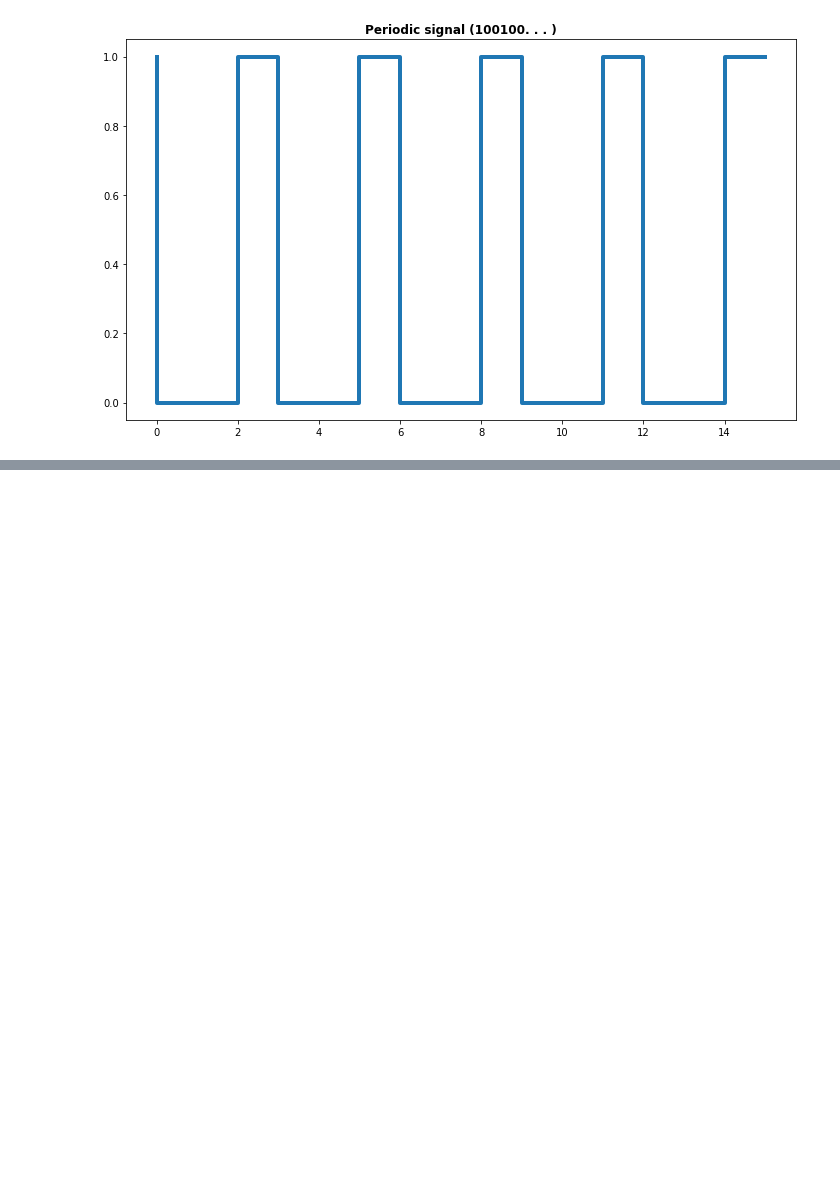
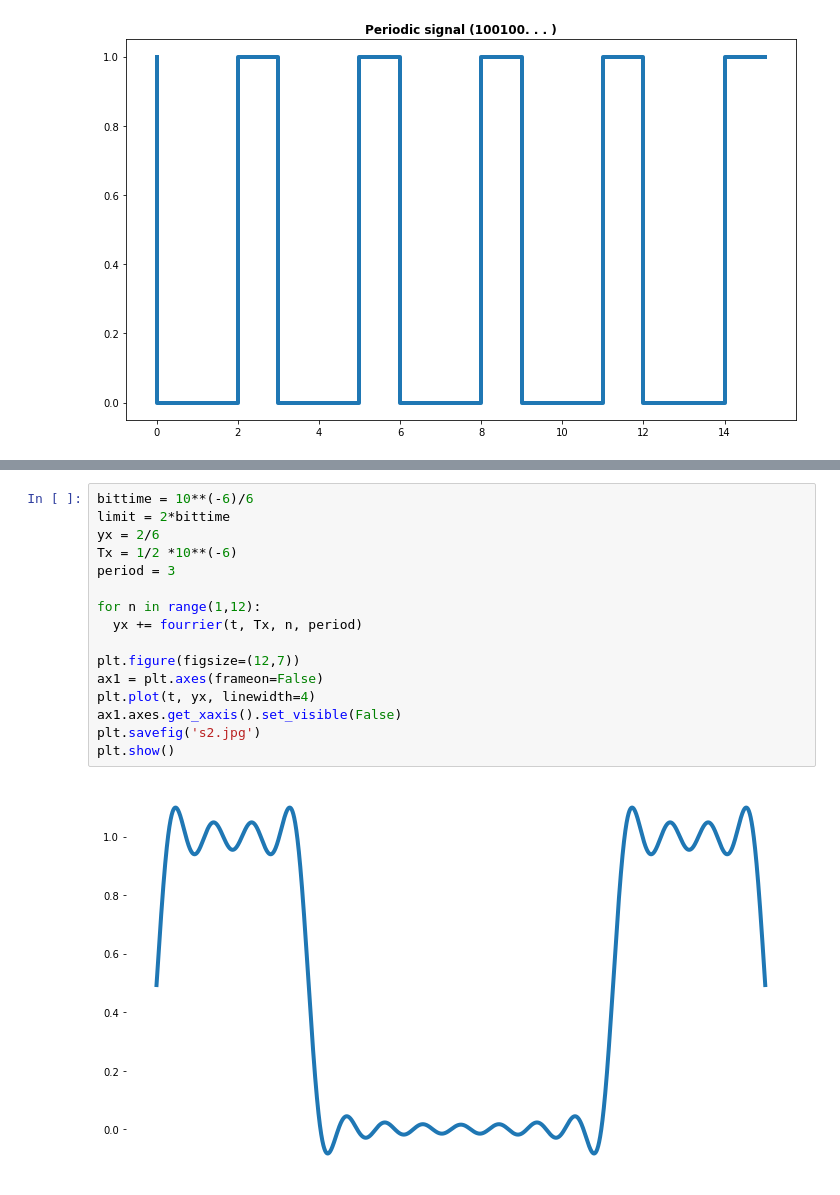
Before and after one commit to raduspaimoc/Communication_Services_And_Security, a Jupyter notebook: Lab 5/Assignment 5.ipynb, the cells around one changed output, grey strips where cells are left out. Saved outputs shown, nothing was run; the diff lists cells and outputs as text; blank space fills up the shorter version.

```diff
--- a/Lab 5/Assignment 5.ipynb
+++ b/Lab 5/Assignment 5.ipynb
@@ -43,0 +90,18 @@ plt.show()
+# %%
+bittime = 10**(-6)/6
+limit = 2*bittime
+yx = 2/6
+Tx = 1/2 *10**(-6)
+period = 3
+
+for n in range(1,12):
+  yx += fourrier(t, Tx, n, period)
+
+plt.figure(figsize=(12,7))
+ax1 = plt.axes(frameon=False)
+plt.plot(t, yx, linewidth=4)
+ax1.axes.get_xaxis().set_visible(False)
+plt.savefig('s2.jpg')
+plt.show()
+# %% [output]
+[figure, added]
```
Also changed, not shown: parts of 13 cells of this notebook, 4 other files.
